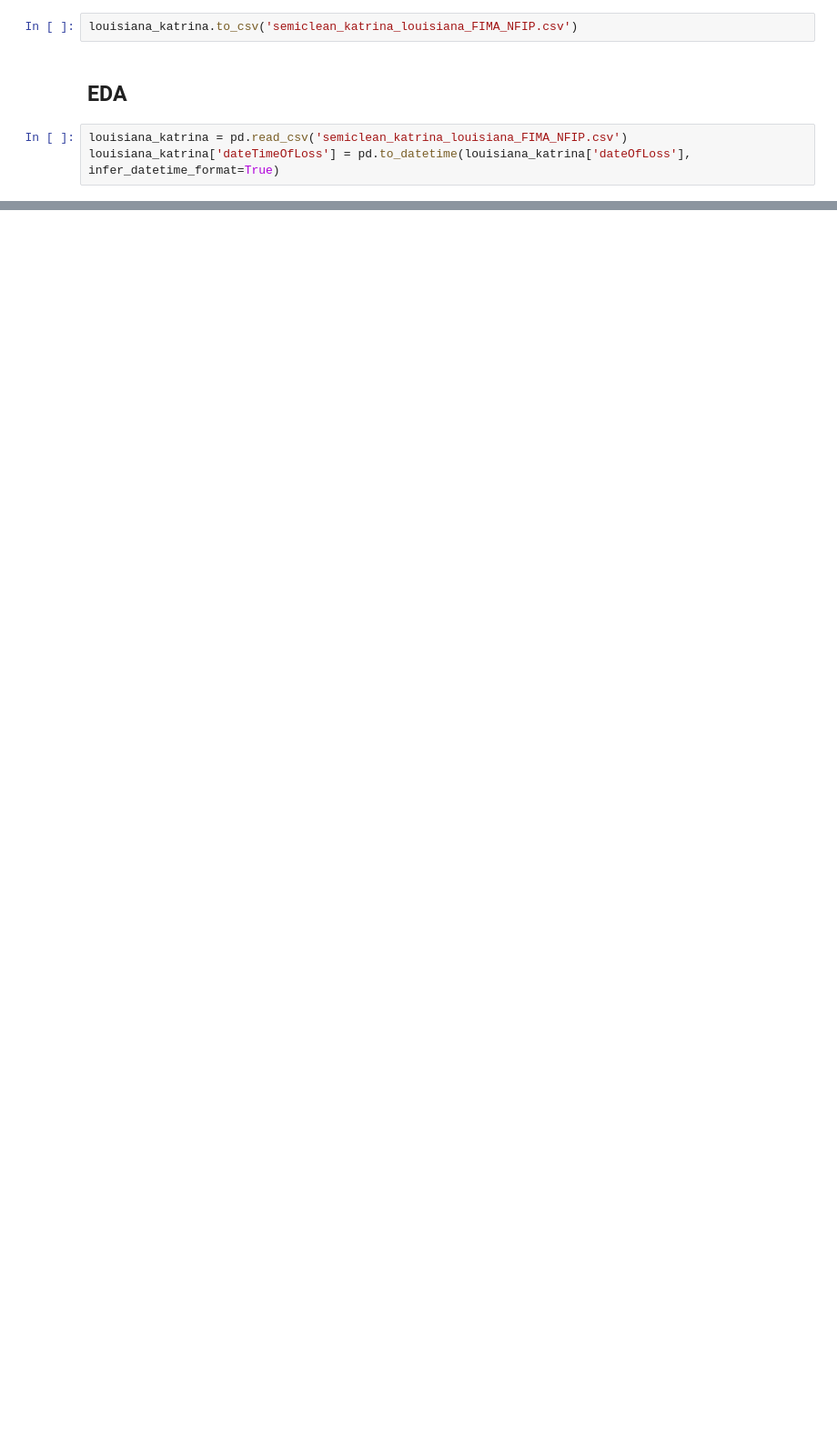
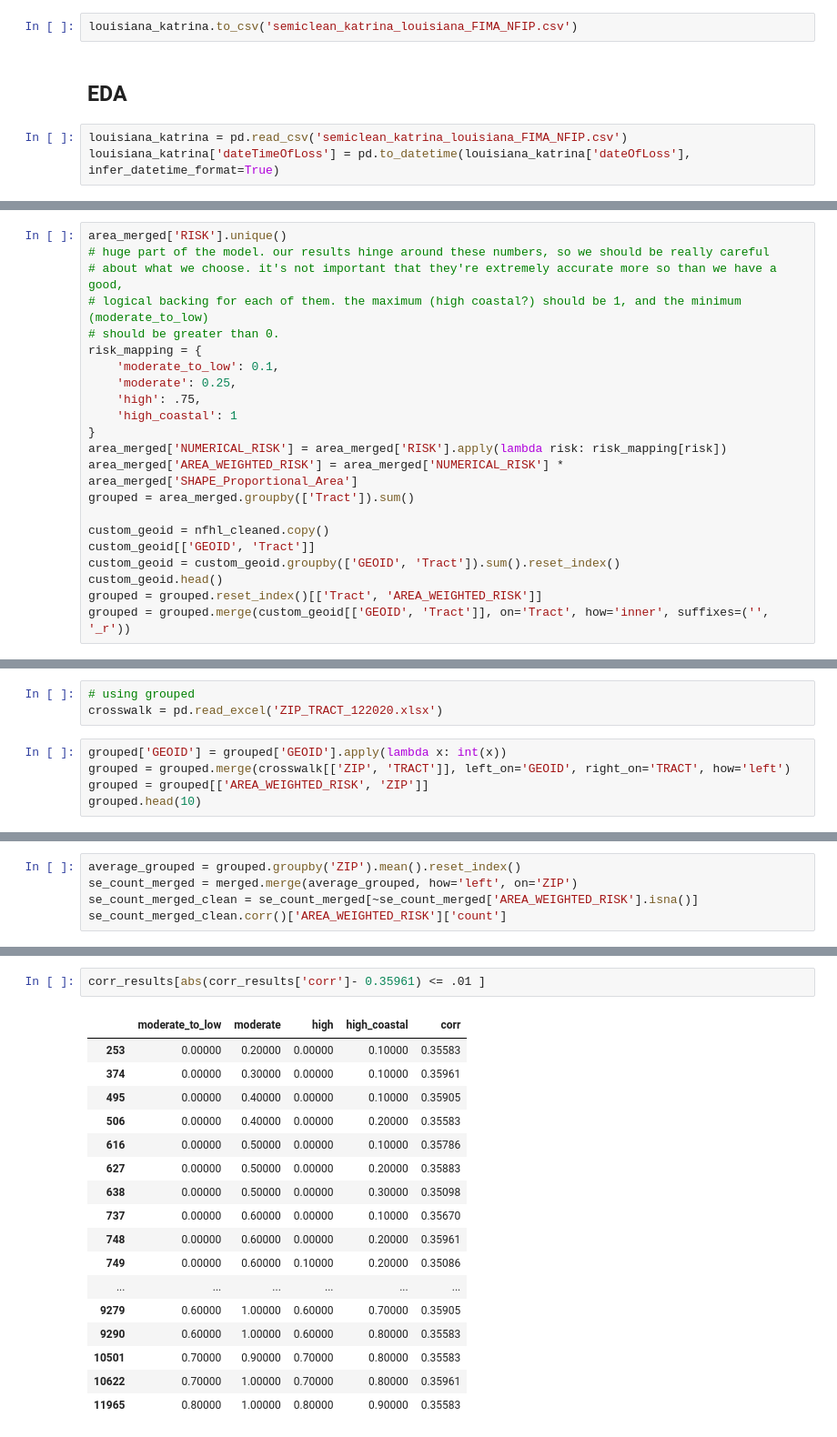
Before and after one commit to snme/DS4A, a Jupyter notebook: NFIP Cleaning and EDA.ipynb, the cells around one changed output, grey strips where cells are left out. Shown at 91% size. Saved outputs shown, nothing was run; the diff lists cells and outputs as text; blank space fills up the shorter version.

```diff
--- a/NFIP Cleaning and EDA.ipynb
+++ b/NFIP Cleaning and EDA.ipynb
@@ -241,0 +322,22 @@ counts.to_csv('LA_NFIP_claims_counts.csv')
+# %%
+area_merged['RISK'].unique()
+# huge part of the model. our results hinge around these numbers, so we should be really careful
+# about what we choose. it's not important that they're extremely accurate more so than we have a good,
+# logical backing for each of them. the maximum (high coastal?) should be 1, and the minimum (moderate_to_low)
+# should be greater than 0.
+risk_mapping = {
+    'moderate_to_low': 0.1,
+    'moderate': 0.25,
+    'high': .75,
+    'high_coastal': 1
+}
+area_merged['NUMERICAL_RISK'] = area_merged['RISK'].apply(lambda risk: risk_mapping[risk])
+area_merged['AREA_WEIGHTED_RISK'] = area_merged['NUMERICAL_RISK'] * area_merged['SHAPE_Proportional_Area']
+grouped = area_merged.groupby(['Tract']).sum()
+
+custom_geoid = nfhl_cleaned.copy()
+custom_geoid[['GEOID', 'Tract']]
+custom_geoid = custom_geoid.groupby(['GEOID', 'Tract']).sum().reset_index()
+custom_geoid.head()
+grouped = grouped.reset_index()[['Tract', 'AREA_WEIGHTED_RISK']]
+grouped = grouped.merge(custom_geoid[['GEOID', 'Tract']], on='Tract', how='inner', suffixes=('', '_r'))
@@ -241,0 +346,8 @@ counts.to_csv('LA_NFIP_claims_counts.csv')
+# %%
+# using grouped
+crosswalk = pd.read_excel('ZIP_TRACT_122020.xlsx')
+# %%
+grouped['GEOID'] = grouped['GEOID'].apply(lambda x: int(x))
+grouped = grouped.merge(crosswalk[['ZIP', 'TRACT']], left_on='GEOID', right_on='TRACT', how='left')
+grouped = grouped[['AREA_WEIGHTED_RISK', 'ZIP']]
+grouped.head(10)
@@ -241,0 +366,5 @@ counts.to_csv('LA_NFIP_claims_counts.csv')
+# %%
+average_grouped = grouped.groupby('ZIP').mean().reset_index()
+se_count_merged = merged.merge(average_grouped, how='left', on='ZIP')
+se_count_merged_clean = se_count_merged[~se_count_merged['AREA_WEIGHTED_RISK'].isna()]
+se_count_merged_clean.corr()['AREA_WEIGHTED_RISK']['count']
@@ -241,0 +444,20 @@ counts.to_csv('LA_NFIP_claims_counts.csv')
+# %%
+corr_results[abs(corr_results['corr']- 0.35961) <= .01 ]
+# %% [output]
+|  | moderate_to_low | moderate | high | high_coastal | corr |
+| 253 | 0.00000 | 0.20000 | 0.00000 | 0.10000 | 0.35583 |
+| 374 | 0.00000 | 0.30000 | 0.00000 | 0.10000 | 0.35961 |
+| 495 | 0.00000 | 0.40000 | 0.00000 | 0.10000 | 0.35905 |
+| 506 | 0.00000 | 0.40000 | 0.00000 | 0.20000 | 0.35583 |
+| 616 | 0.00000 | 0.50000 | 0.00000 | 0.10000 | 0.35786 |
+| 627 | 0.00000 | 0.50000 | 0.00000 | 0.20000 | 0.35883 |
+| 638 | 0.00000 | 0.50000 | 0.00000 | 0.30000 | 0.35098 |
+| 737 | 0.00000 | 0.60000 | 0.00000 | 0.10000 | 0.35670 |
+| 748 | 0.00000 | 0.60000 | 0.00000 | 0.20000 | 0.35961 |
+| 749 | 0.00000 | 0.60000 | 0.10000 | 0.20000 | 0.35086 |
+| ... | ... | ... | ... | ... | ... |
+| 9279 | 0.60000 | 1.00000 | 0.60000 | 0.70000 | 0.35905 |
+| 9290 | 0.60000 | 1.00000 | 0.60000 | 0.80000 | 0.35583 |
+| 10501 | 0.70000 | 0.90000 | 0.70000 | 0.80000 | 0.35583 |
+| 10622 | 0.70000 | 1.00000 | 0.70000 | 0.80000 | 0.35961 |
+| 11965 | 0.80000 | 1.00000 | 0.80000 | 0.90000 | 0.35583 |
```
Also changed, not shown: parts of 39 cells of this notebook, 4 other files.
